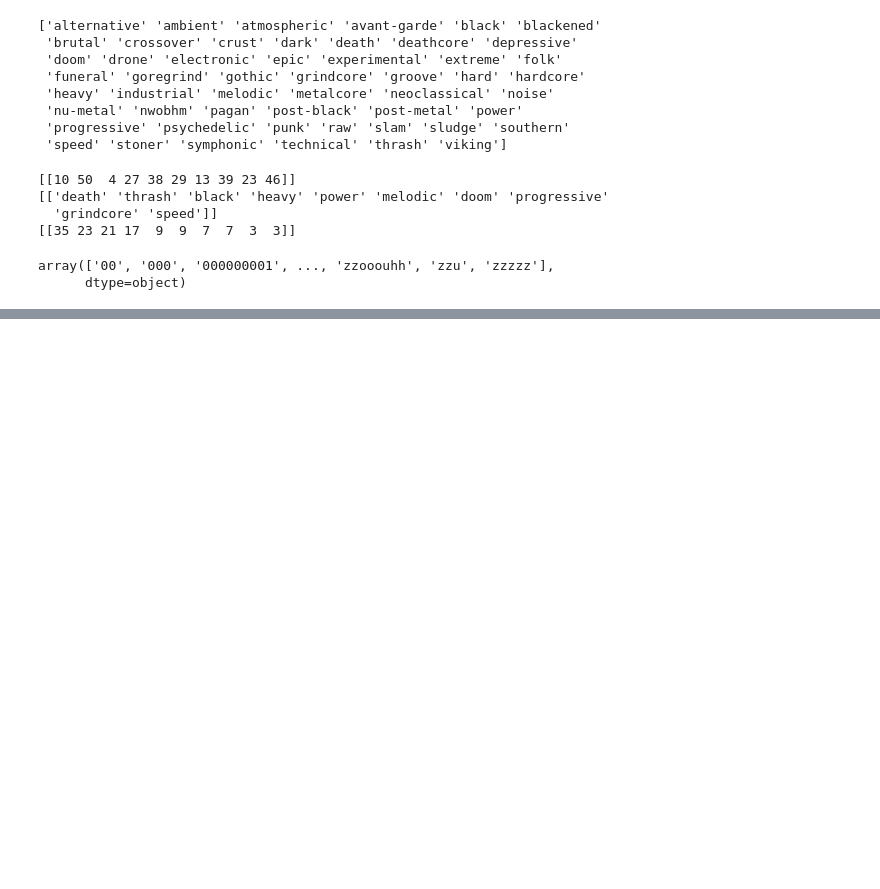
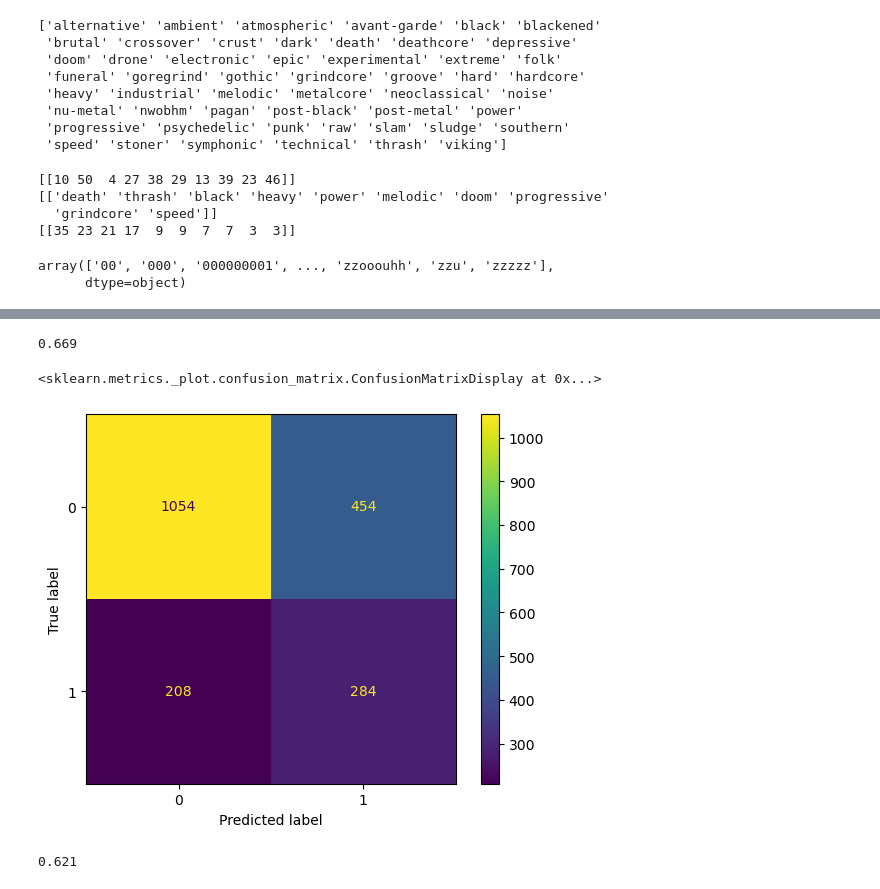
Before and after one commit to theta-lin/stats_102_final, a Jupyter notebook: lyrics_prediction.ipynb, the cells around one changed output, grey strips where cells are left out. Saved outputs shown, nothing was run; the diff lists cells and outputs as text; code cells hidden in the pictures; blank space fills up the shorter version.

```diff
--- a/lyrics_prediction.ipynb
+++ b/lyrics_prediction.ipynb
@@ -101,3 +112,34 @@ mnb.score(X_test, y_test)
+# %%
+from sklearn.neighbors import KNeighborsClassifier
+
+genre_pos = 4
+X_train, X_test, y_train, y_test = get_train_test(lyrics_mat[: 20000], genre_mat[: 20000, genre_pos], 0.1)
+
+neigh = KNeighborsClassifier(n_neighbors=60)
+y_pred = neigh.fit(X_train, y_train).predict(X_test)
+neigh.score(X_test, y_test)
+# %% [output]
+0.669
+# %%
+from sklearn.metrics import confusion_matrix, ConfusionMatrixDisplay
+
+cm = confusion_matrix(y_test, y_pred)
+disp = ConfusionMatrixDisplay(cm)
+disp.plot()
+# %% [output]
+<sklearn.metrics._plot.confusion_matrix.ConfusionMatrixDisplay at 0x...>
+[figure, added]
+# %%
+from sklearn.svm import SVC
+
+genre_pos = 4
+X_train, X_test, y_train, y_test = get_train_test(lyrics_mat[: 10000], genre_mat[: 10000, genre_pos], 0.1)
+
+svc = SVC()
+y_pred = svc.fit(X_train, y_train).predict(X_test)
+svc.score(X_test, y_test)
+# %% [output]
+0.621
 # %%
 from sklearn.metrics import confusion_matrix, ConfusionMatrixDisplay
 
```
Also changed, not shown: parts of 4 cells of this notebook.
